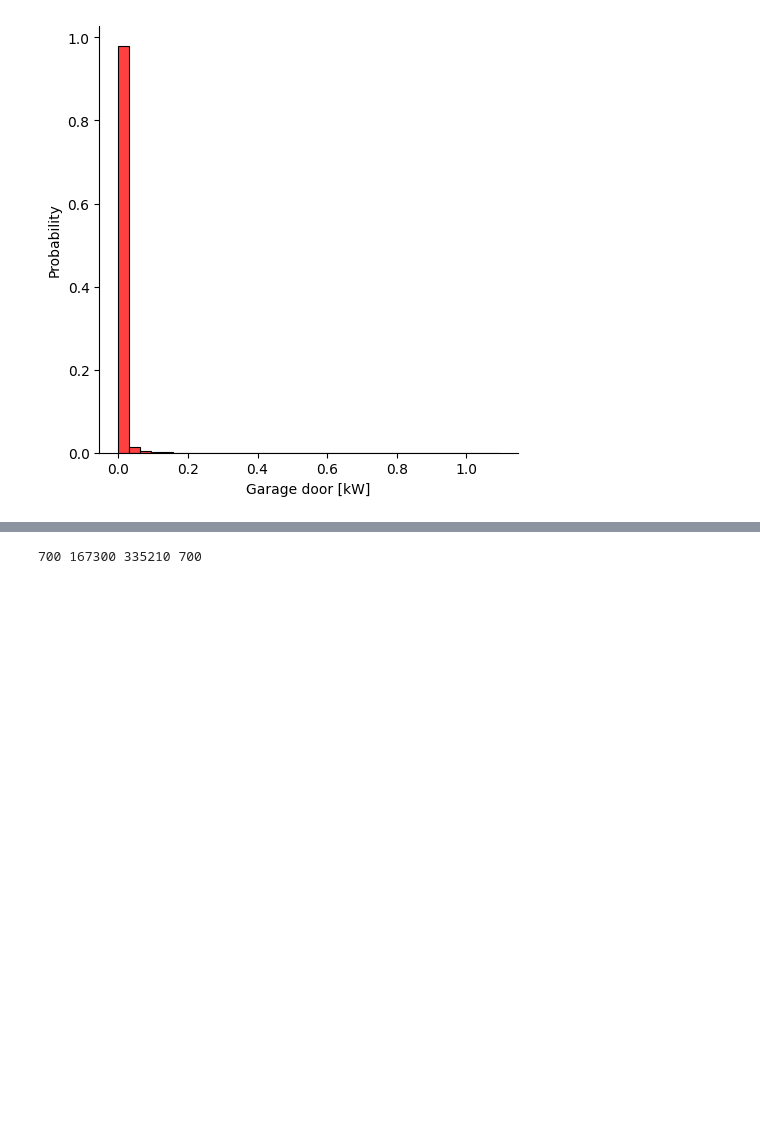
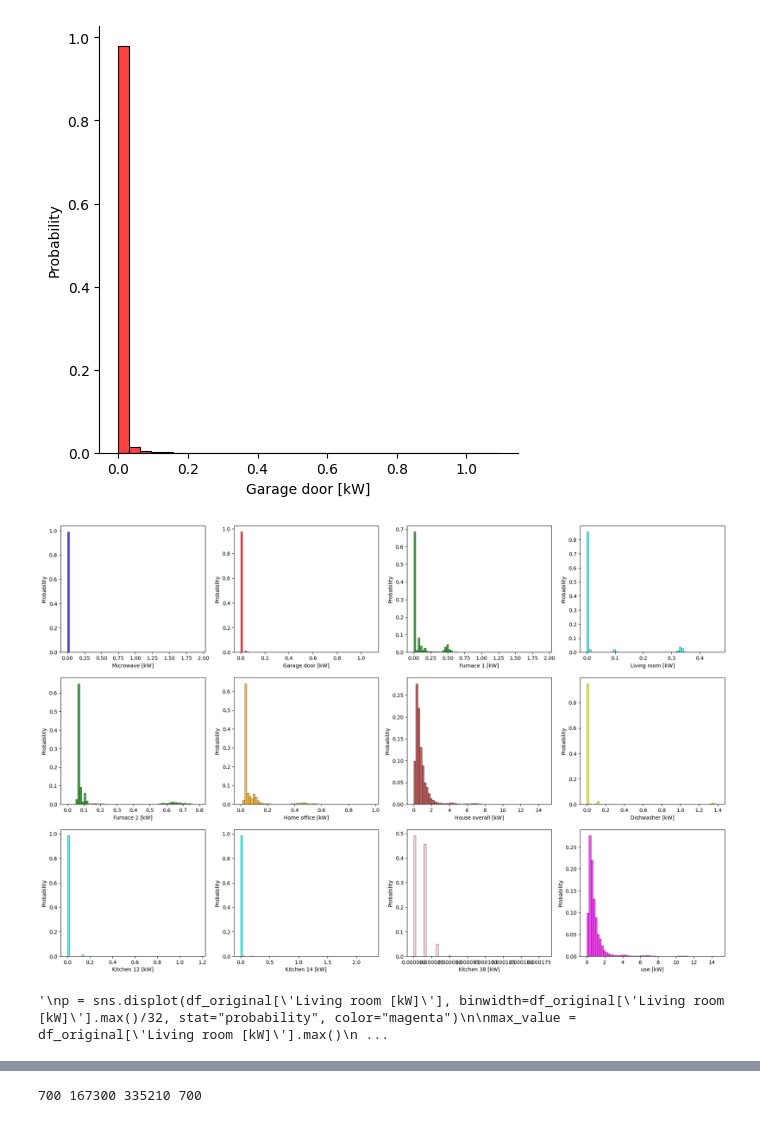
Before and after one commit to smartHome-LUCAMI/Projekt, a Jupyter notebook: data_preparation.ipynb, the cells around one changed output, grey strips where cells are left out. Saved outputs shown, nothing was run; the diff lists cells and outputs as text; code cells hidden in the pictures; blank space fills up the shorter version.

```diff
--- a/data_preparation.ipynb
+++ b/data_preparation.ipynb
@@ -111,6 +130,42 @@ sns.displot(df_original['Garage door [kW]'], binwidth=2/64, stat="probability",
 # %% [output]
 <seaborn.axisgrid.FacetGrid at 0x...>
 [figure]
+# %%
+fig, axes = plt.subplots(nrows=3, ncols=4, figsize=(23, 15))
+
+sns.histplot(df_original['Microwave [kW]'], binwidth=df_original['Microwave [kW]'].max()/64, stat="probability", color="blue", ax=axes[0, 0])
+sns.histplot(df_original['Garage door [kW]'], binwidth=df_original['Garage door [kW]'].max()/64, stat="probability", color="red", ax=axes[0, 1])
+sns.histplot(df_original['Furnace 1 [kW]'], binwidth=df_original['Furnace 1 [kW]'].max()/64, stat="probability", color="green", ax=axes[0, 2])
+sns.histplot(df_original['Furnace 2 [kW]'], binwidth=df_original['Furnace 2 [kW]'].max()/64, stat="probability", color="green", ax=axes[1, 0])
+sns.histplot(df_original['Home office [kW]'], binwidth=df_original['Home office [kW]'].max()/64, stat="probability", color="orange", ax=axes[1, 1])
+sns.histplot(df_original['House overall [kW]'], binwidth=df_original['House overall [kW]'].max()/64, stat="probability", color="brown", ax=axes[1, 2])
+sns.histplot(df_original['Dishwasher [kW]'], binwidth=df_original['Dishwasher [kW]'].max()/64, stat="probability", color="yellow", ax=axes[1, 3])
+sns.histplot(df_original['Living room [kW]'], binwidth=df_original['Living room [kW]'].max()/64, stat="probability", color="cyan", ax=axes[0, 3])
+sns.histplot(df_original['Kitchen 12 [kW]'], binwidth=df_original['Kitchen 12 [kW]'].max()/64, stat="probability", color="cyan", ax=axes[2, 0])
+sns.histplot(df_original['Kitchen 14 [kW]'], binwidth=df_original['Kitchen 14 [kW]'].max()/64, stat="probability", color="cyan", ax=axes[2, 1])
+sns.histplot(df_original['Kitchen 38 [kW]'], binwidth=df_original['Kitchen 38 [kW]'].max()/64, stat="probability", color="pink", ax=axes[2, 2])
+sns.histplot(df_original['use [kW]'], binwidth=df_original['use [kW]'].max()/64, stat="probability", color="magenta", ax=axes[2, 3])
+plt.show()
+# %% [output]
+[figure, added]
+# %%
+'''
+p = sns.displot(df_original['Living room [kW]'], binwidth=df_original['Living room [kW]'].max()/32, stat="probability", color="magenta")
+
+max_value = df_original['Living room [kW]'].max()
+step_value = max_value / 17  # Adjust the step value as needed
+
+# Create a list of tick locations using range()
+x_ticks = np.linspace(0, max_value, step_value)
+x_tick_labels = [str(x) for x in x_ticks]  # Convert tick locations to string labels
+
+p.set(xticks=x_ticks, xticklabels=x_tick_labels)
+
+plt.show()
+
+'''
+# %% [output]
+'\np = sns.displot(df_original[\'Living room [kW]\'], binwidth=df_original[\'Living room [kW]\'].max()/32, stat="probability", color="magenta")\n\nmax_value = df_original[\'Living room [kW]\'].max()\n ...
 # %%
 df = df_original[['Microwave [kW]']].copy(deep = True)
 df.rename(columns={'Microwave [kW]':'Microwave'}, inplace=True)
```
Also changed, not shown: parts of 21 cells of this notebook, 11 other files.
